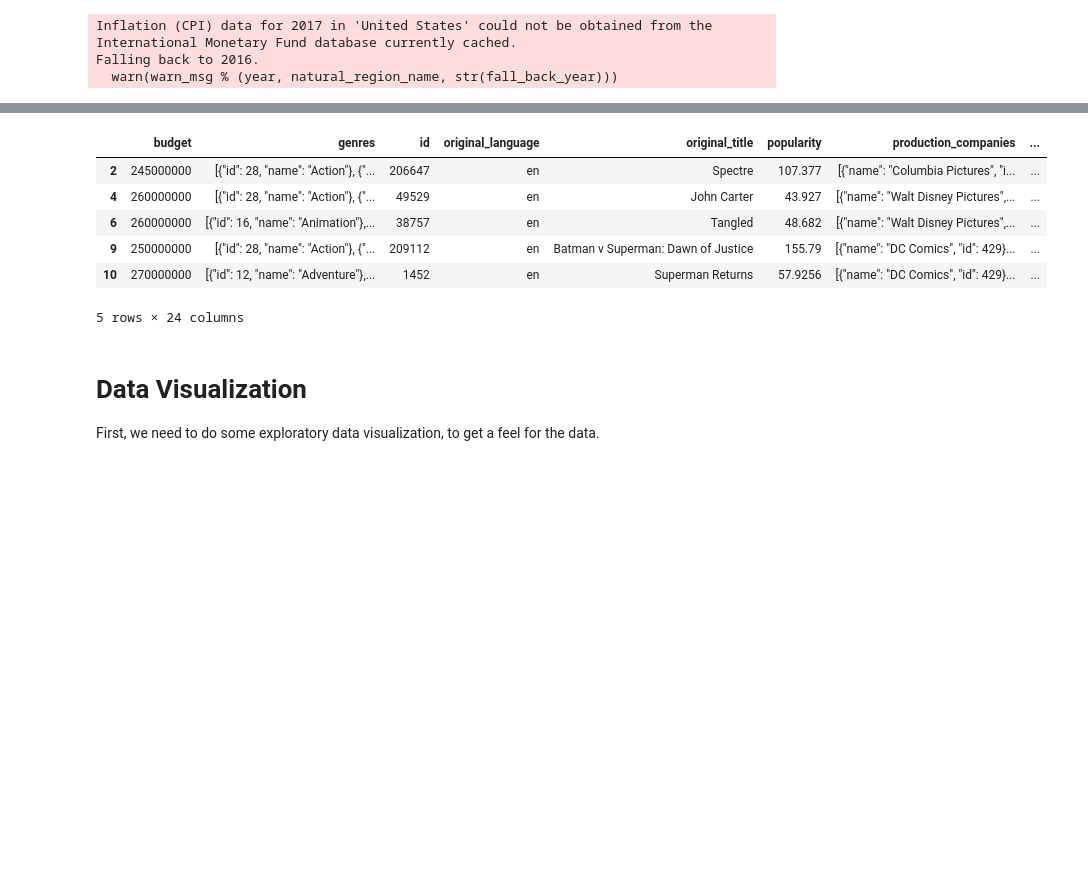
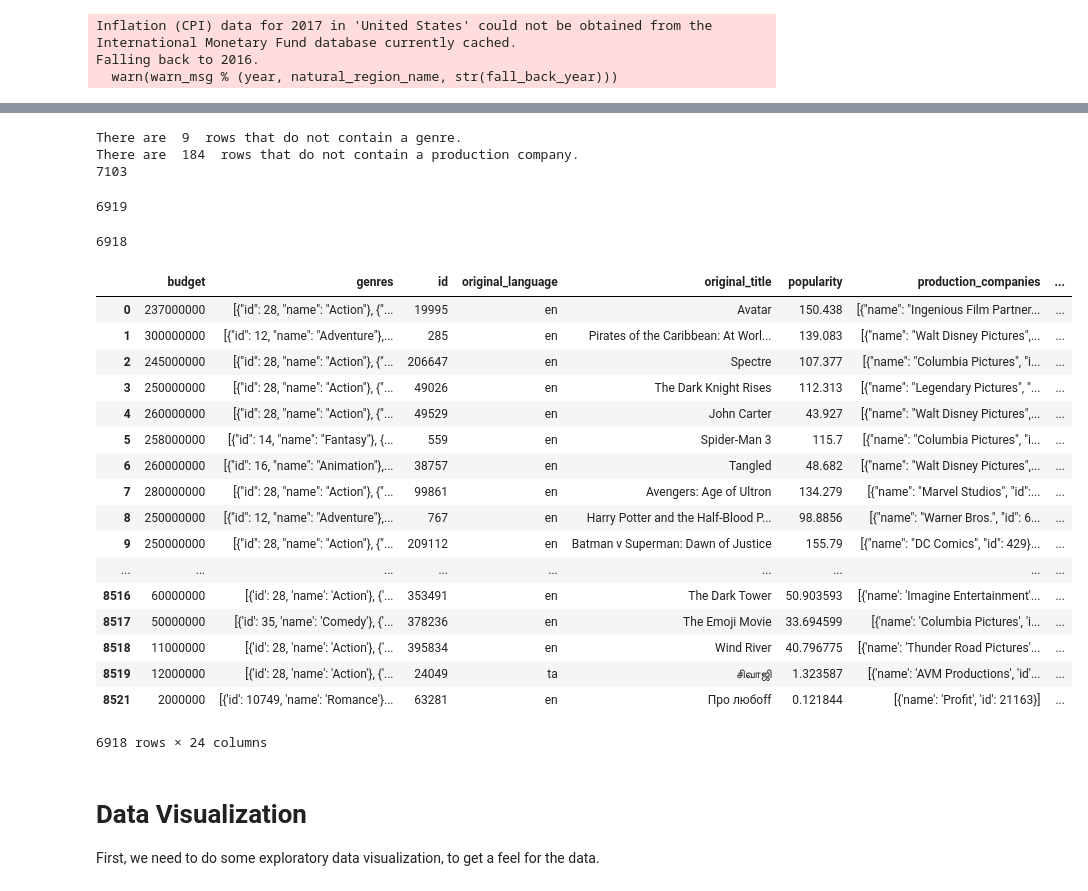
Before and after one commit to k-chau/What-Makes-a-Movie-Profit-, a Jupyter notebook: FinalProject.ipynb, the cells around one changed output, grey strips where cells are left out. Saved outputs shown, nothing was run; the diff lists cells and outputs as text; code cells hidden in the pictures; blank space fills up the shorter version.

```diff
--- a/FinalProject.ipynb
+++ b/FinalProject.ipynb
@@ -180,19 +173,58 @@ There seems to be nine rows that do not contain a genre. We will drop these rows
-# %%
-# Loop through df to drop rows that do not contain genres
-for index, row in df.iterrows():
-    if (row['main_genre'] == ''):
-        df.drop(index, inplace=True)
+# %%
+# Check if any rows have empty genre
+empty_genre = sum(df.main_genre == '')
+empty_production = sum(df.main_production_company == '')
+
+print ("There are ", empty_genre, " rows that do not contain a genre.")
+print ("There are ", empty_production, " rows that do not contain a production company.")
+# %% [output]
+There are  9  rows that do not contain a genre.
+There are  184  rows that do not contain a production company.
+7103
+# %%
+# Function to check empty column values
+def empty_string(string):
+    output = None
+    if (string == ''):
+        output = np.nan
+    else:
+        output = string
+    return output
+# %%
+# Applying the transformation and dropping invalid rows
+df["main_production_company"] = df["main_production_company"].apply(empty_string)
+df.dropna(subset=['main_production_company'], inplace=True)
+# %% [output]
+6919
+# %%
+# Applying the transformation and dropping invalid rows
+df["main_genre"] = df["main_genre"].apply(empty_string)
+df.dropna(subset=['main_genre'], inplace=True)
+# %% [output]
+6918
 # %%
 # Check what the df looks like as of now
 df.head()
+df
 # %% [output]
 |  | budget | genres | id | original_language | original_title | popularity | production_companies | ... |
+| 0 | 237000000 | [{"id": 28, "name": "Action"}, {"... | 19995 | en | Avatar | 150.438 | [{"name": "Ingenious Film Partner... | ... |
+| 1 | 300000000 | [{"id": 12, "name": "Adventure"},... | 285 | en | Pirates of the Caribbean: At Worl... | 139.083 | [{"name": "Walt Disney Pictures",... | ... |
 | 2 | 245000000 | [{"id": 28, "name": "Action"}, {"... | 206647 | en | Spectre | 107.377 | [{"name": "Columbia Pictures", "i... | ... |
+| 3 | 250000000 | [{"id": 28, "name": "Action"}, {"... | 49026 | en | The Dark Knight Rises | 112.313 | [{"name": "Legendary Pictures", "... | ... |
 | 4 | 260000000 | [{"id": 28, "name": "Action"}, {"... | 49529 | en | John Carter | 43.927 | [{"name": "Walt Disney Pictures",... | ... |
+| 5 | 258000000 | [{"id": 14, "name": "Fantasy"}, {... | 559 | en | Spider-Man 3 | 115.7 | [{"name": "Columbia Pictures", "i... | ... |
 | 6 | 260000000 | [{"id": 16, "name": "Animation"},... | 38757 | en | Tangled | 48.682 | [{"name": "Walt Disney Pictures",... | ... |
+| 7 | 280000000 | [{"id": 28, "name": "Action"}, {"... | 99861 | en | Avengers: Age of Ultron | 134.279 | [{"name": "Marvel Studios", "id":... | ... |
+| 8 | 250000000 | [{"id": 12, "name": "Adventure"},... | 767 | en | Harry Potter and the Half-Blood P... | 98.8856 | [{"name": "Warner Bros.", "id": 6... | ... |
 | 9 | 250000000 | [{"id": 28, "name": "Action"}, {"... | 209112 | en | Batman v Superman: Dawn of Justice | 155.79 | [{"name": "DC Comics", "id": 429}... | ... |
-| 10 | 270000000 | [{"id": 12, "name": "Adventure"},... | 1452 | en | Superman Returns | 57.9256 | [{"name": "DC Comics", "id": 429}... | ... |
+| ... | ... | ... | ... | ... | ... | ... | ... | ... |
+| 8516 | 60000000 | [{'id': 28, 'name': 'Action'}, {'... | 353491 | en | The Dark Tower | 50.903593 | [{'name': 'Imagine Entertainment'... | ... |
+| 8517 | 50000000 | [{'id': 35, 'name': 'Comedy'}, {'... | 378236 | en | The Emoji Movie | 33.694599 | [{'name': 'Columbia Pictures', 'i... | ... |
+| 8518 | 11000000 | [{'id': 28, 'name': 'Action'}, {'... | 395834 | en | Wind River | 40.796775 | [{'name': 'Thunder Road Pictures'... | ... |
+| 8519 | 12000000 | [{'id': 28, 'name': 'Action'}, {'... | 24049 | ta | சிவாஜி | 1.323587 | [{'name': 'AVM Productions', 'id'... | ... |
+| 8521 | 2000000 | [{'id': 10749, 'name': 'Romance'}... | 63281 | en | Про любоff | 0.121844 | [{'name': 'Profit', 'id': 21163}] | ... |
-5 rows × 24 columns
+6918 rows × 24 columns
 # %% [markdown]
 # Data Visualization
 First, we need to do some exploratory data visualization, to get a feel for the data.
```
Also changed, not shown: parts of 17 cells of this notebook.
